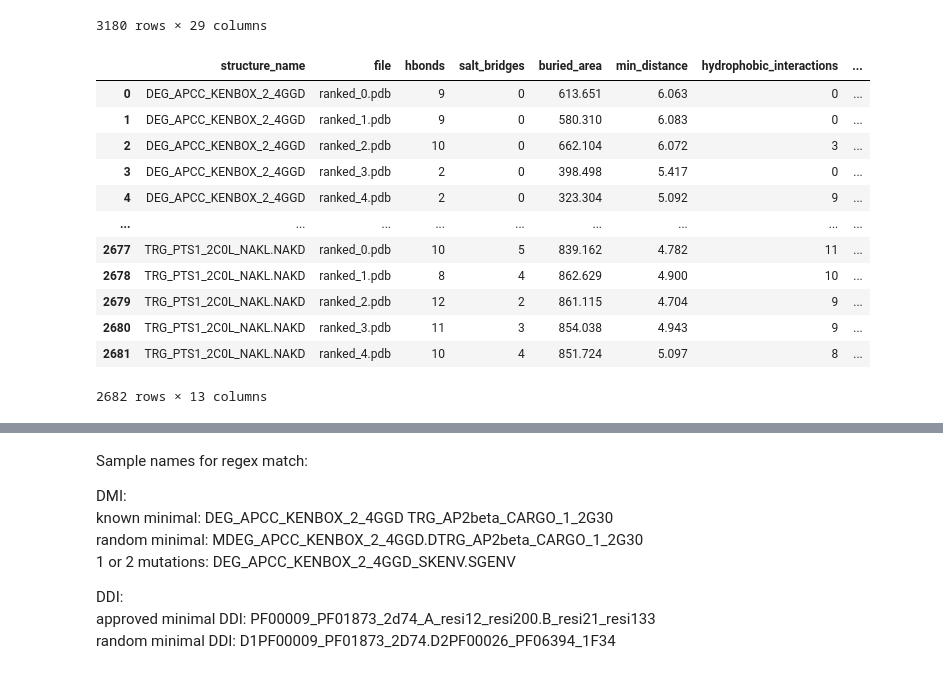
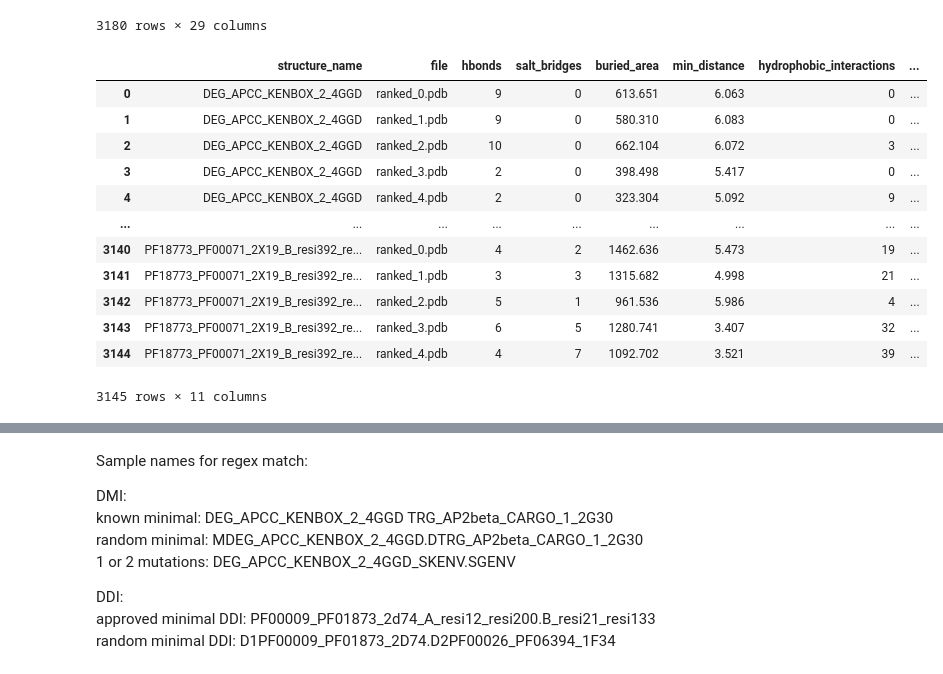
Before and after one commit to andreasmz/bachelorthesis, a Jupyter notebook: dev/2025-01-16 dataset analyzation.ipynb, the cells around one changed output, grey strips where cells are left out. Cells and saved outputs as stored; diff of their text form; code cells hidden in the pictures.

```diff
--- a/dev/2025-01-16 dataset analyzation.ipynb
+++ b/dev/2025-01-16 dataset analyzation.ipynb
@@ -160,29 +160,29 @@ solved AF (186, 9)
 # %%
 regex_string = r"^([\w\-]+)_(\w{4})(_(\w+))?(\.([\w\-]*)_(\w{4}))?(\.(\w*))?$"
 # Groups: 9 in total
 # 0,1: ELM Instance, PDB Identifier
 # 3: original sequence (mutations only)
 # 5,6: random paired ELM instance, random paired PDB Identifier (random paired only)
 # 8: mutatated sequence (mutations only)
 
-measure_AF_DMI["ELM_Instance"] = measure_AF_DMI.apply(lambda row: r.groups()[0] if (r:= re.search(regex_string, row["structure_name"])) is not None else None, axis=1)
-measure_AF_DMI["PDB_ID"] = measure_AF_DMI.apply(lambda row: r.groups()[1] if (r:= re.search(regex_string, row["structure_name"])) is not None else None, axis=1)
-measure_AF_DMI["ELM_Instance_RandomPaired"] = measure_AF_DMI.apply(lambda row: r.groups()[5] if (r:= re.search(regex_string, row["structure_name"])) is not None else None, axis=1)
-measure_AF_DMI["PDB_ID_RandomPaired"] = measure_AF_DMI.apply(lambda row: r.groups()[6] if (r:= re.search(regex_string, row["structure_name"])) is not None else None, axis=1)
-measure_AF_DMI["Sequence_Ini"] = measure_AF_DMI.apply(lambda row: r.groups()[3] if (r:= re.search(regex_string, row["structure_name"])) is not None else None, axis=1)
-measure_AF_DMI["Sequence_Mutated"] = measure_AF_DMI.apply(lambda row: r.groups()[8] if (r:= re.search(regex_string, row["structure_name"])) is not None else None, axis=1)
-measure_AF_DMI
+measure_AF["ELM_Instance"] = measure_AF.apply(lambda row: r.groups()[0] if (r:= re.search(regex_string, row["structure_name"])) is not None else None, axis=1)
+measure_AF["PDB_ID"] = measure_AF.apply(lambda row: r.groups()[1] if (r:= re.search(regex_string, row["structure_name"])) is not None else None, axis=1)
+#measure_AF["ELM_Instance_RandomPaired"] = measure_AF.apply(lambda row: r.groups()[5] if (r:= re.search(regex_string, row["structure_name"])) is not None else None, axis=1)
+#measure_AF["PDB_ID_RandomPaired"] = measure_AF.apply(lambda row: r.groups()[6] if (r:= re.search(regex_string, row["structure_name"])) is not None else None, axis=1)
+#measure_AF["Sequence_Ini"] = measure_AF.apply(lambda row: r.groups()[3] if (r:= re.search(regex_string, row["structure_name"])) is not None else None, axis=1)
+#measure_AF["Sequence_Mutated"] = measure_AF.apply(lambda row: r.groups()[8] if (r:= re.search(regex_string, row["structure_name"])) is not None else None, axis=1)
+measure_AF
 # %% [output]
 |  | structure_name | file | hbonds | salt_bridges | buried_area | min_distance | hydrophobic_interactions | ... |
 | 0 | DEG_APCC_KENBOX_2_4GGD | ranked_0.pdb | 9 | 0 | 613.651 | 6.063 | 0 | ... |
 | 1 | DEG_APCC_KENBOX_2_4GGD | ranked_1.pdb | 9 | 0 | 580.310 | 6.083 | 0 | ... |
 | 2 | DEG_APCC_KENBOX_2_4GGD | ranked_2.pdb | 10 | 0 | 662.104 | 6.072 | 3 | ... |
 | 3 | DEG_APCC_KENBOX_2_4GGD | ranked_3.pdb | 2 | 0 | 398.498 | 5.417 | 0 | ... |
 | 4 | DEG_APCC_KENBOX_2_4GGD | ranked_4.pdb | 2 | 0 | 323.304 | 5.092 | 9 | ... |
 | ... | ... | ... | ... | ... | ... | ... | ... | ... |
-| 2677 | TRG_PTS1_2C0L_NAKL.NAKD | ranked_0.pdb | 10 | 5 | 839.162 | 4.782 | 11 | ... |
-| 2678 | TRG_PTS1_2C0L_NAKL.NAKD | ranked_1.pdb | 8 | 4 | 862.629 | 4.900 | 10 | ... |
-| 2679 | TRG_PTS1_2C0L_NAKL.NAKD | ranked_2.pdb | 12 | 2 | 861.115 | 4.704 | 9 | ... |
-| 2680 | TRG_PTS1_2C0L_NAKL.NAKD | ranked_3.pdb | 11 | 3 | 854.038 | 4.943 | 9 | ... |
-| 2681 | TRG_PTS1_2C0L_NAKL.NAKD | ranked_4.pdb | 10 | 4 | 851.724 | 5.097 | 8 | ... |
+| 3140 | PF18773_PF00071_2X19_B_resi392_re... | ranked_0.pdb | 4 | 2 | 1462.636 | 5.473 | 19 | ... |
+| 3141 | PF18773_PF00071_2X19_B_resi392_re... | ranked_1.pdb | 3 | 3 | 1315.682 | 4.998 | 21 | ... |
+| 3142 | PF18773_PF00071_2X19_B_resi392_re... | ranked_2.pdb | 5 | 1 | 961.536 | 5.986 | 4 | ... |
+| 3143 | PF18773_PF00071_2X19_B_resi392_re... | ranked_3.pdb | 6 | 5 | 1280.741 | 3.407 | 32 | ... |
+| 3144 | PF18773_PF00071_2X19_B_resi392_re... | ranked_4.pdb | 4 | 7 | 1092.702 | 3.521 | 39 | ... |
-2682 rows × 13 columns
+3145 rows × 11 columns
```
Also changed, not shown: parts of 3 cells of this notebook, 4 other files.
